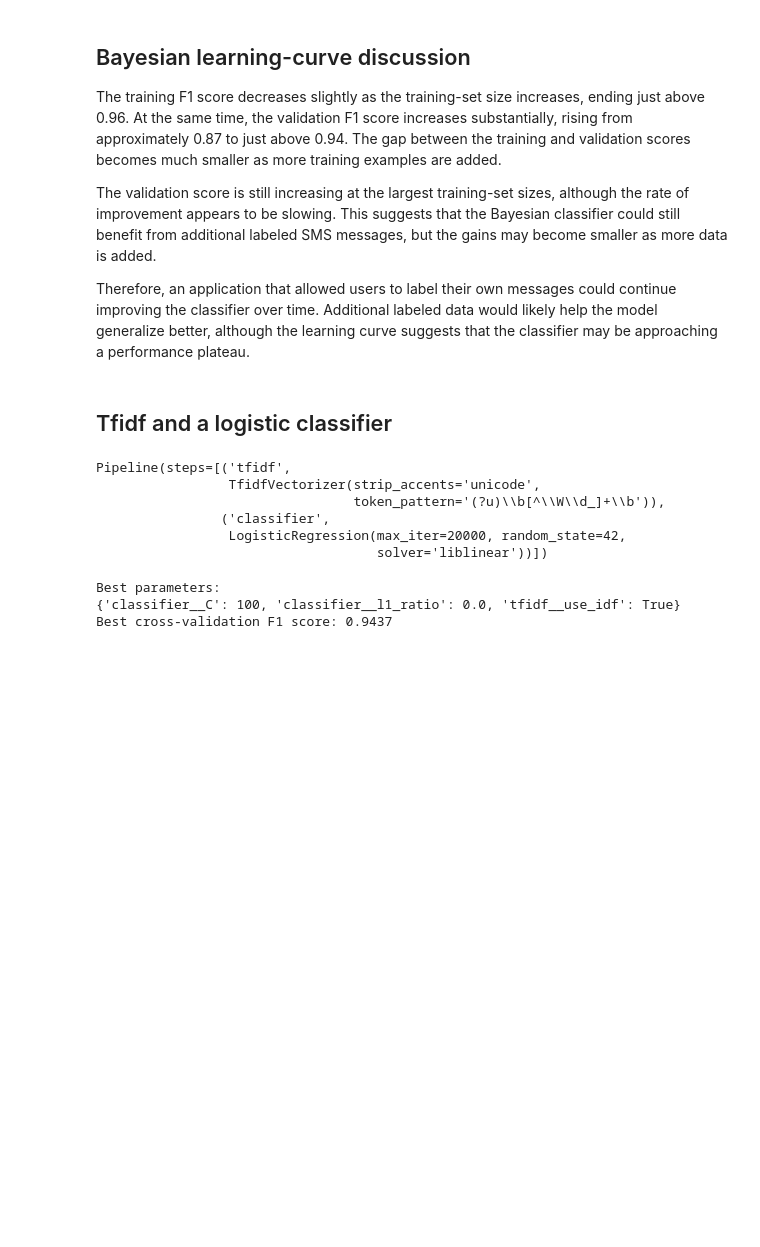
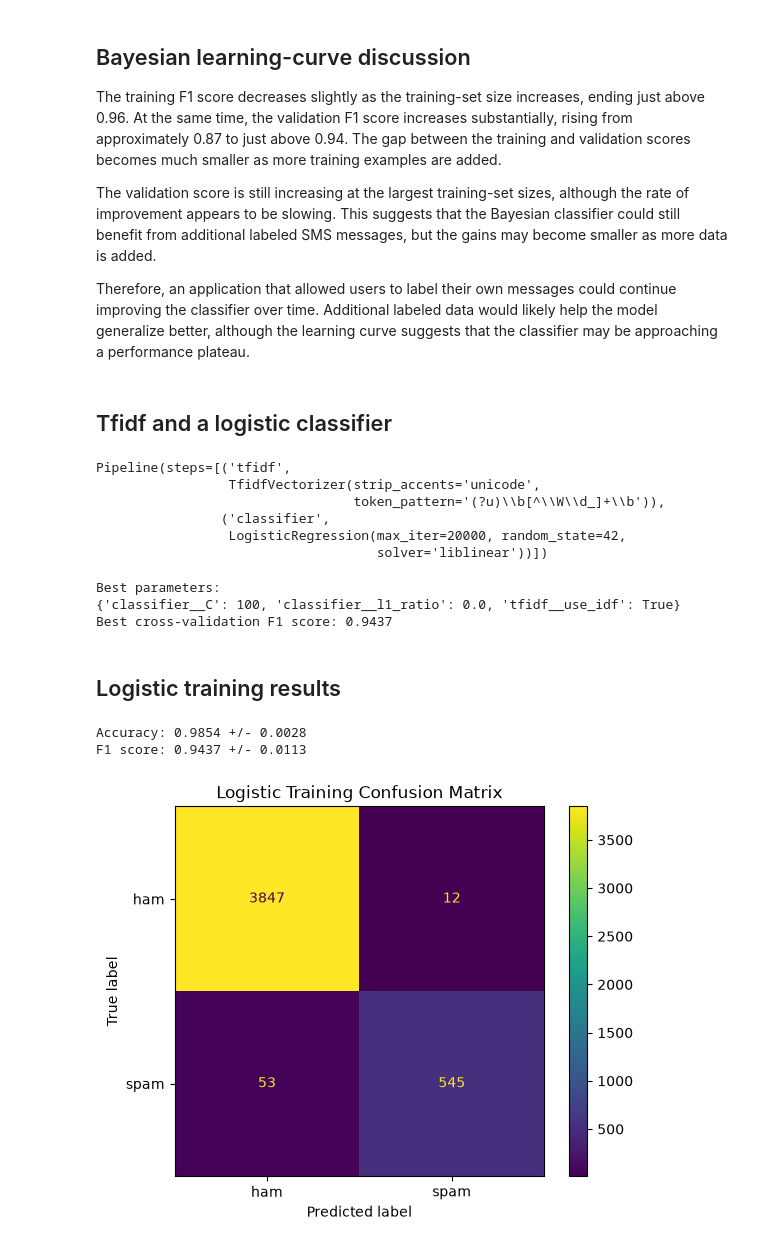
Before and after one commit to grateful-bread-dev/cpsc4970-m4, a Jupyter notebook: M4Homework.ipynb, the cells around one changed output. Cells and saved outputs as stored; diff of their text form; code cells hidden in the pictures; blank space fills up the shorter version.

Commit message:
Added logistic training results and logistic trainin learning curve.

```diff
--- a/M4Homework.ipynb
+++ b/M4Homework.ipynb
@@ -439,3 +439,54 @@ print(
 Best parameters:
 {'classifier__C': 100, 'classifier__l1_ratio': 0.0, 'tfidf__use_idf': True}
 Best cross-validation F1 score: 0.9437
+# %% [markdown]
+## Logistic training results
+# %%
+best_logistic_model = logistic_grid_search.best_estimator_
+
+logistic_accuracy_scores = cross_val_score(
+    best_logistic_model,
+    X_train,
+    y_train,
+    cv=cv,
+    scoring="accuracy"
+)
+
+logistic_f1_scores = cross_val_score(
+    best_logistic_model,
+    X_train,
+    y_train,
+    cv=cv,
+    scoring="f1"
+)
+
+print(
+    f"Accuracy: {logistic_accuracy_scores.mean():.4f} "
+    f"+/- {logistic_accuracy_scores.std():.4f}"
+)
+
+print(
+    f"F1 score: {logistic_f1_scores.mean():.4f} "
+    f"+/- {logistic_f1_scores.std():.4f}"
+)
+
+logistic_training_predictions = cross_val_predict(
+    best_logistic_model,
+    X_train,
+    y_train,
+    cv=cv
+)
+
+ConfusionMatrixDisplay.from_predictions(
+    y_train,
+    logistic_training_predictions,
+    display_labels=["ham", "spam"],
+    values_format="d"
+)
+
+plt.title("Logistic Training Confusion Matrix")
+plt.show()
+# %% [output]
+Accuracy: 0.9854 +/- 0.0028
+F1 score: 0.9437 +/- 0.0113
+[figure, added]
```
Also changed, not shown: parts of 5 cells of this notebook.
